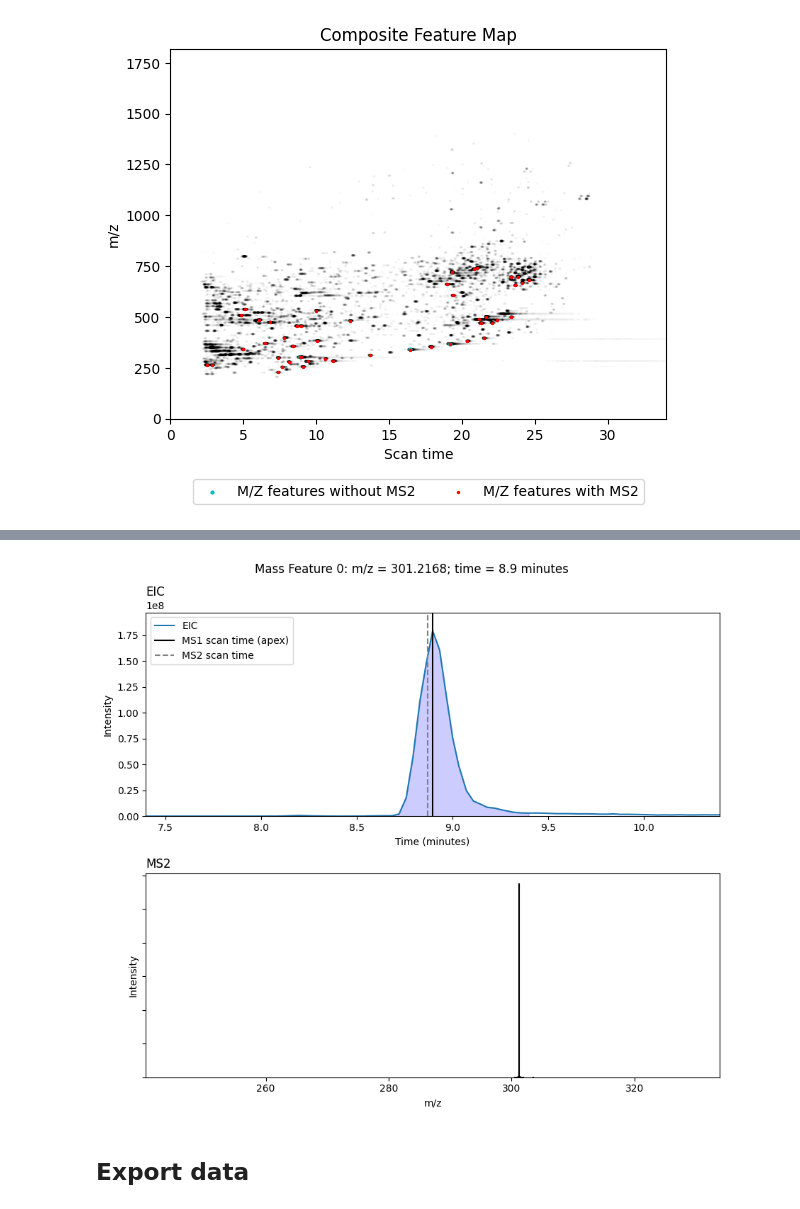
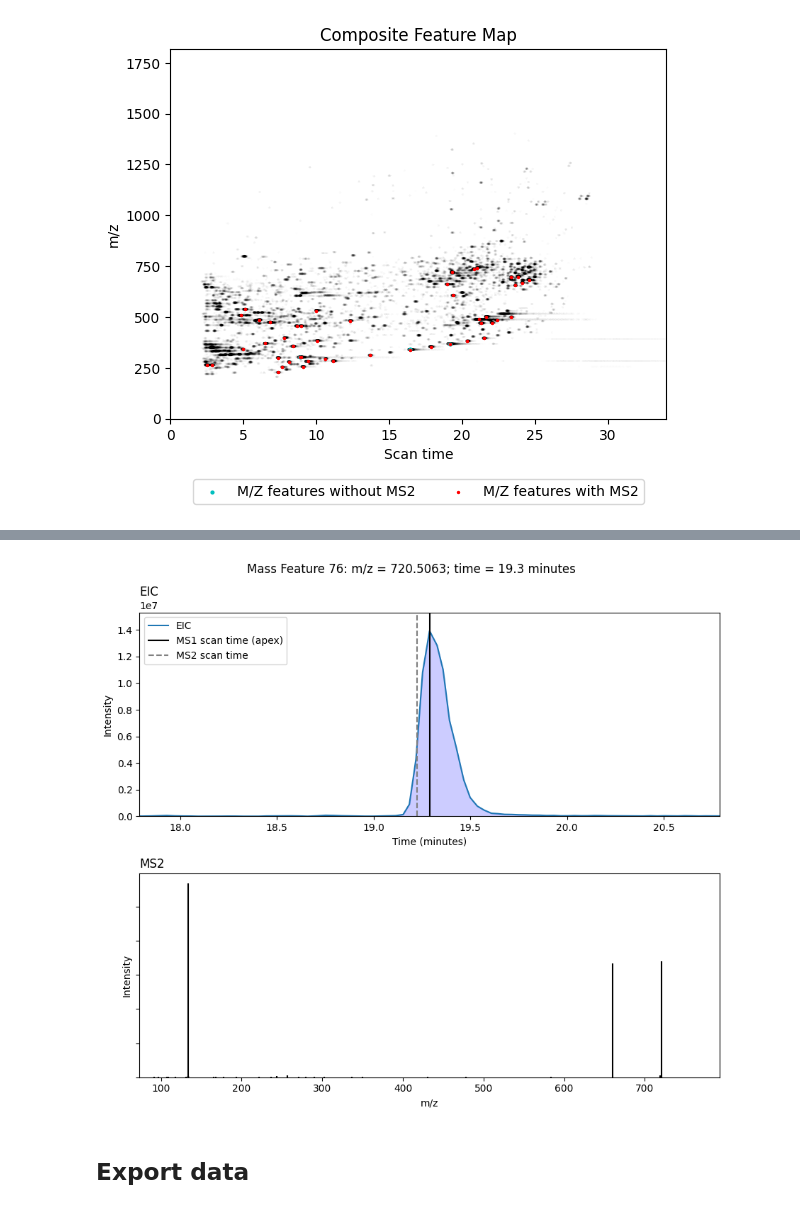
Before and after one commit to EMSL-Computing/CoreMS, a Jupyter notebook: examples/notebooks/LCMS_data_walkthrough.ipynb, the cells around one changed output, grey strips where cells are left out. Drawn from its saved outputs; the diff is of its cells as text; code cells hidden in the pictures.

```diff
--- a/examples/notebooks/LCMS_data_walkthrough.ipynb
+++ b/examples/notebooks/LCMS_data_walkthrough.ipynb
@@ -62,0 +16,15 @@ myLCMSobj._ms_unprocessed[1]
+# %%
+## Point to file location
+file_raw = (
+    '../../tests/tests_data/lcms/Blanch_Nat_Lip_C_12_AB_M_17_NEG_25Jan18_Brandi-WCSH5801.raw'
+)
+
+## Declare/define class object that will parse the raw data
+# see corems/corems/mass_spectra/input/rawFileReader.py for more information
+# features from this parser can be called from instantiated object
+parser = ImportMassSpectraThermoMSFileReader(file_raw)
+
+## Instatiate LC-MS data object as LCMSBase object
+# see corems/corems/mass_spectra/factory/lc_class.py for details on LCMSBase object
+# pull in MS1 spectra into dataframe (without storing as MassSpectrum objects to save memory)
+myLCMSobj = parser.get_lcms_obj(spectra="ms1")
@@ -226,6 +225,12 @@ myLCMSobj.mass_features[0].intensity
 # %%
-## Instantiated Mass Spectrum objects and store on myLCMSobj
-myLCMSobj.add_associated_ms1(auto_process = True, use_parser = False, spectrum_mode = 'profile')
+## Instantiate Mass Spectrum objects and store on LCMS object
+# this will only add MS1 specttra to the object that are associated with the MZ features
+# we will automatically process the MS1 spectra (`auto_process=True`) since we've set our parameters for processing
+# we will not use the parser to process the data (`use_parser=False`) since we've already parsed the ms1 data from the raw file
+# we will set the spectrum mode to 'profile' since these are profile data, and the process is much faster if we declare the spectrum mode
+myLCMSobj.add_associated_ms1(
+    auto_process=True, use_parser=False, spectrum_mode="profile"
+)
 # %% [output]
 50 mass features remaining
 # %%
@@ -457,8 +477,17 @@ myLCMSobj.mass_features[0].mass_spectrum.to_dataframe()
 # see corems/corems/mass_spectra/factory/lc_class.py
 
 # Add HCD MS2 data using the ms2 mass spectrum parameters
-myLCMSobj.add_associated_ms2_dda(spectrum_mode = 'centroid', scan_filter = 'hcd')
+# we'll set the spectrum mode to 'centroid' since these are centroid data, and the process is much faster if we declare the spectrum mode
+# we'll set the scan filter to 'hcd' since we only want to add the hcd scans first
+# by default, these will be added using the parser, will be automatically processed, and will be associated with the mass spectrum parameters we set in the "ms2" slot
+myLCMSobj.add_associated_ms2_dda(spectrum_mode="centroid", scan_filter="hcd")
 
 # Add CID MS2 data using the ms2_cid mass spectrum parameters
-myLCMSobj.add_associated_ms2_dda(spectrum_mode = 'centroid', ms_params_key= 'ms2_cid', scan_filter = 'cid')
+# we'll set the spectrum mode to 'centroid' since these are centroid data, and the process is much faster if we declare the spectrum mode
+# we'll set the scan filter to 'cid' since we only want to add the cid scans first
+# we'll associate the CID scans with the ms2_cid mass spectrum parameters
+# by default, these will be added using the parser, will be automatically processed,
+myLCMSobj.add_associated_ms2_dda(
+    spectrum_mode="centroid", ms_params_key="ms2_cid", scan_filter="cid"
+)
 # %%
@@ -489,10 +518,10 @@ myLCMSobj.mass_features_to_df()
 | 77 | 22.355303 | 483.420324 | 4861.0 | 4816 | 4924 | 6827325.0 | 3484446.0 | 2.050910e+06 | ... |
 | 80 | 23.337470 | 499.415115 | 5095.0 | 5068 | 5212 | 6736558.5 | 3393679.0 | 2.062898e+06 | ... |
 # %%
-# Plot the MS2 spectrum associated with an M/Z feature
-myLCMSobj.mass_features[0].plot(to_plot = ['EIC', 'MS2'])
+# Plot the MS2 spectrum associated with an M/Z feature (chosing a m/z feature with interesting ms2 data)
+myLCMSobj.mass_features[76].plot(to_plot=["EIC", "MS2"])
 # %% [output]
-[figure, old version]
+[figure, new version]
 # %% [markdown]
 ## Export data
 # %%
```
Also changed, not shown: parts of 33 cells of this notebook.
